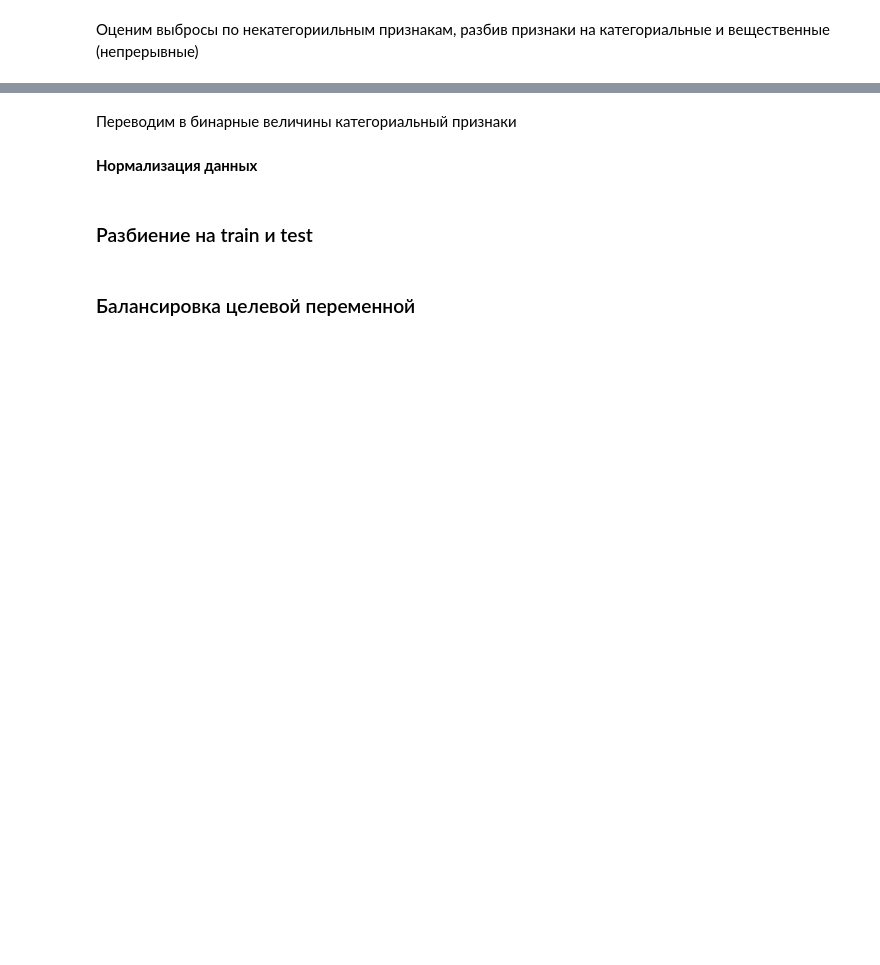
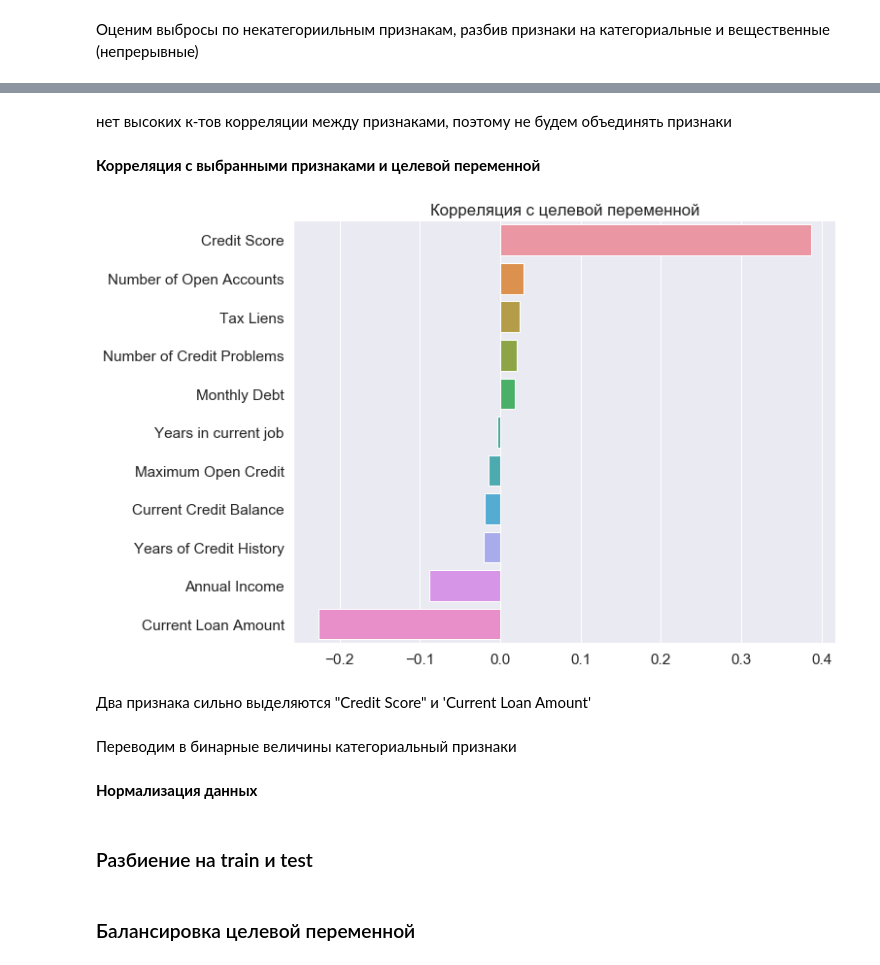
Before and after one commit to OzzyPeople/scoring, a Jupyter notebook: ozernov_solution.ipynb, the cells around one changed output, grey strips where cells are left out. Saved outputs shown, nothing was run; the diff lists cells and outputs as text; code cells hidden in the pictures; blank space fills up the shorter version.

```diff
--- a/ozernov_solution.ipynb
+++ b/ozernov_solution.ipynb
@@ -232,0 +265,3 @@ df_train.isnull().sum()
+# %%
+#'Bankruptcies' - убрали, так как низкая корреляция в данных и модели стали только лучше
+CAT_FEATURE_NAMES = ['Home Ownership', 'Purpose', 'Term', 'months_d' ]
@@ -284,3 +325,17 @@ for i in NUM_FEATURE_NAMES:
+# %% [markdown]
+нет высоких к-тов корреляции между признаками, поэтому не будем объединять признаки
+# %% [markdown]
+**Корреляция с выбранными признаками и целевой переменной**
+# %%
+corr_with_target = df_train[SELECTED_FEATURE_NAMES + [TARGET_NAME]].corr().iloc[:-1, -1].sort_values(ascending=False)
+plt.figure(figsize=(10, 8))
+sns.barplot(x=corr_with_target.values, y=corr_with_target.index)
+plt.title('Корреляция с целевой переменной')
+plt.show()
+# %% [output]
+[figure, added]
+# %% [markdown]
+Два признака сильно выделяются "Credit Score" и 'Current Loan Amount'
 # %% [markdown]
 Переводим в бинарные величины категориальный признаки
 # %%
```
Also changed, not shown: parts of 74 cells of this notebook.
